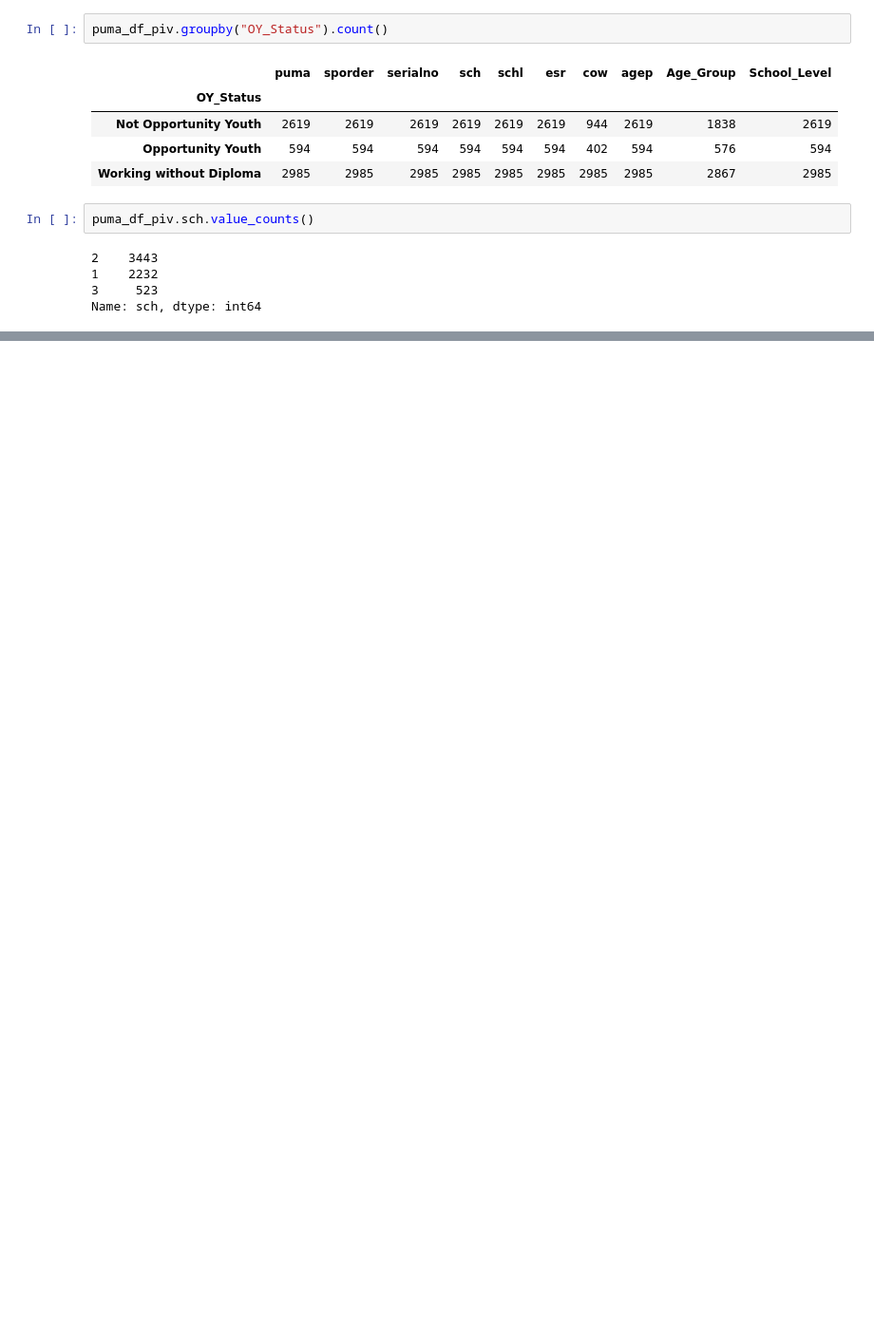
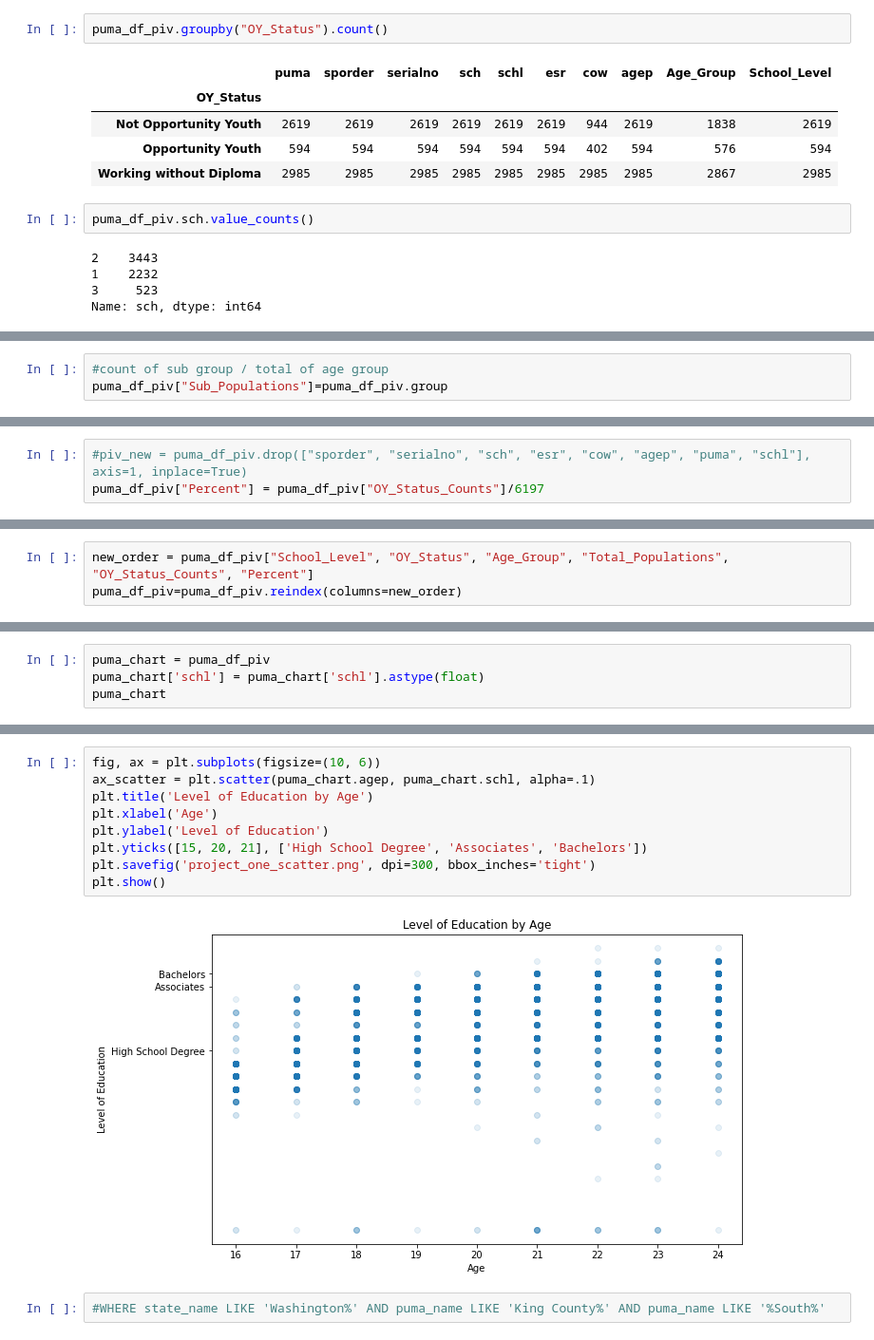
Before and after one commit to ghPRao/Opportunity-Youth, a Jupyter notebook: Will Backup.ipynb, the cells around one changed output, grey strips where cells are left out. Shown at 95% size. Saved outputs shown, nothing was run; the diff lists cells and outputs as text; blank space fills up the shorter version.

Commit message:
Matplotlib Education Charts + bonus chart

```diff
--- a/Will Backup.ipynb
+++ b/Will Backup.ipynb
@@ -413,0 +436,3 @@ Name: sch, dtype: int64
+# %%
+#count of sub group / total of age group
+puma_df_piv["Sub_Populations"]=puma_df_piv.group
@@ -431,0 +477,3 @@ puma_df_piv
+# %%
+#piv_new = puma_df_piv.drop(["sporder", "serialno", "sch", "esr", "cow", "agep", "puma", "schl"], axis=1, inplace=True)
+puma_df_piv["Percent"] = puma_df_piv["OY_Status_Counts"]/6197
@@ -431,0 +548,3 @@ puma_df_piv
+# %%
+new_order = puma_df_piv["School_Level", "OY_Status", "Age_Group", "Total_Populations", "OY_Status_Counts", "Percent"]
+puma_df_piv=puma_df_piv.reindex(columns=new_order)
@@ -431,0 +565,4 @@ puma_df_piv
+# %%
+puma_chart = puma_df_piv
+puma_chart['schl'] = puma_chart['schl'].astype(float)
+puma_chart
@@ -431,0 +583,13 @@ puma_df_piv
+# %%
+fig, ax = plt.subplots(figsize=(10, 6))
+ax_scatter = plt.scatter(puma_chart.agep, puma_chart.schl, alpha=.1)
+plt.title('Level of Education by Age')
+plt.xlabel('Age')
+plt.ylabel('Level of Education')
+plt.yticks([15, 20, 21], ['High School Degree', 'Associates', 'Bachelors'])
+plt.savefig('project_one_scatter.png', dpi=300, bbox_inches='tight')
+plt.show()
+# %% [output]
+[figure, added]
+# %%
+#WHERE state_name LIKE 'Washington%' AND puma_name LIKE 'King County%' AND puma_name LIKE '%South%'
```
Also changed, not shown: parts of 50 cells of this notebook, 2 other files.
